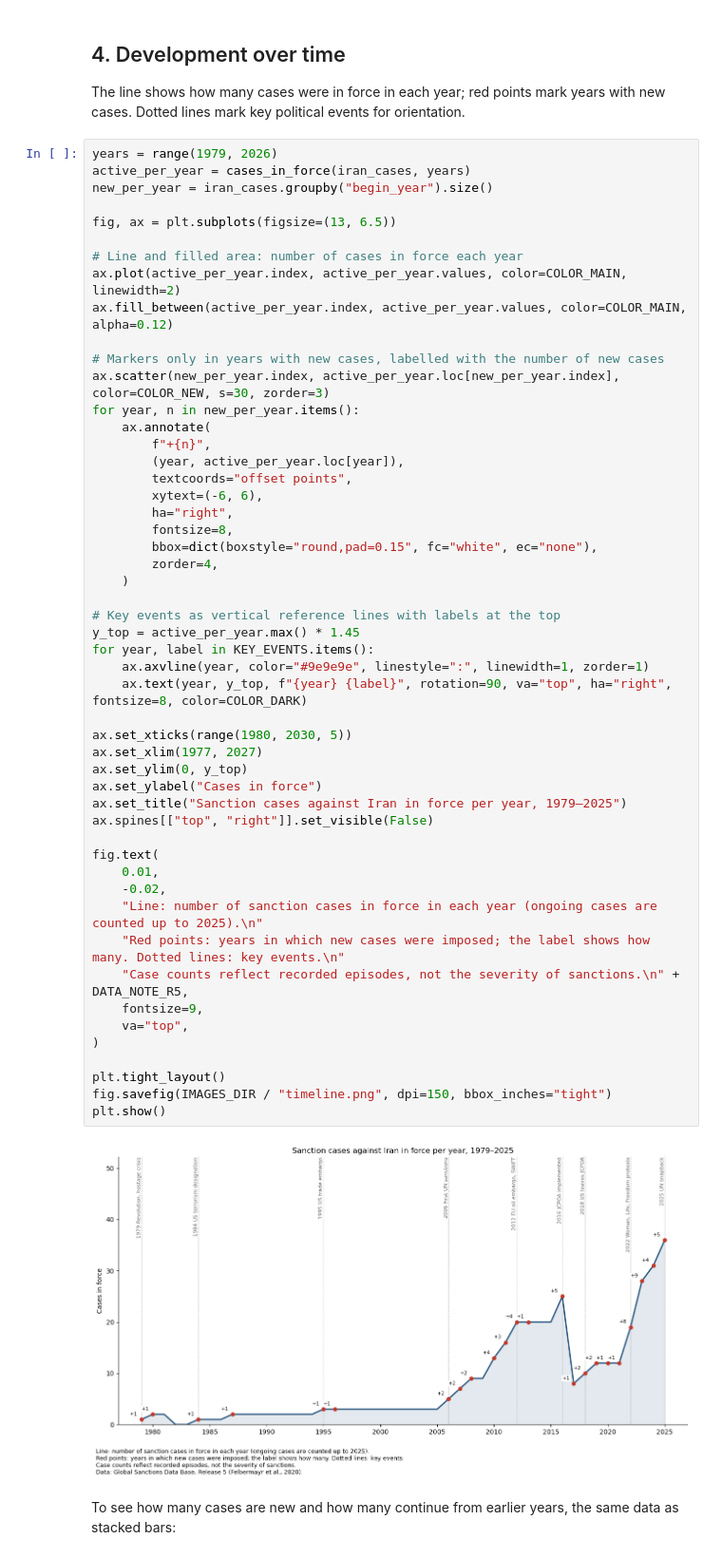
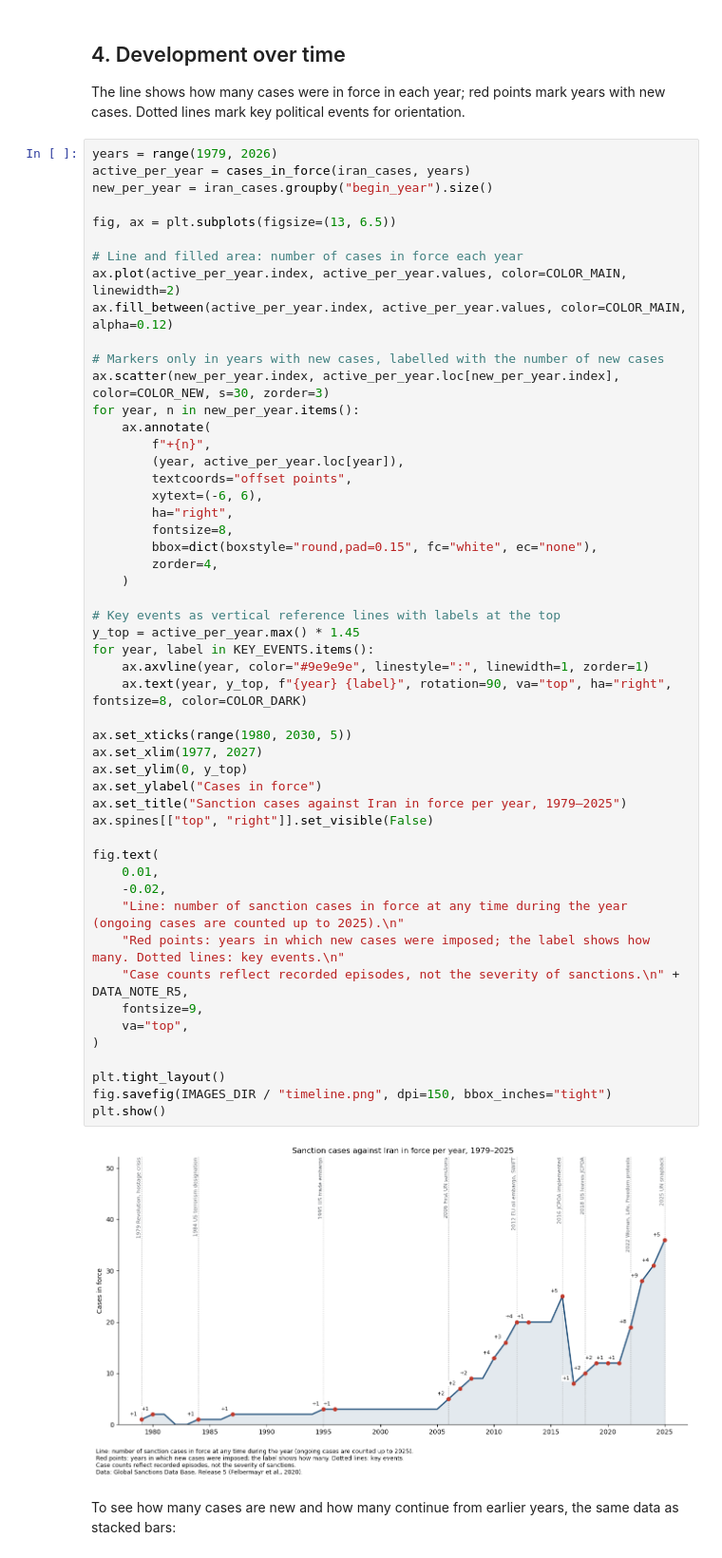
Before and after one commit to Amirhouschang/iran-sanctions-analysis, a Jupyter notebook: iran_sanctions_analysis.ipynb, the cells around one changed output. Shown at 95% size. Drawn from its saved outputs; the diff is of its cells as text.

```diff
--- a/iran_sanctions_analysis.ipynb
+++ b/iran_sanctions_analysis.ipynb
@@ -260,35 +266,35 @@ for year, n in new_per_year.items():
         bbox=dict(boxstyle="round,pad=0.15", fc="white", ec="none"),
         zorder=4,
     )
 
 # Key events as vertical reference lines with labels at the top
 y_top = active_per_year.max() * 1.45
 for year, label in KEY_EVENTS.items():
     ax.axvline(year, color="#9e9e9e", linestyle=":", linewidth=1, zorder=1)
     ax.text(year, y_top, f"{year} {label}", rotation=90, va="top", ha="right", fontsize=8, color=COLOR_DARK)
 
 ax.set_xticks(range(1980, 2030, 5))
 ax.set_xlim(1977, 2027)
 ax.set_ylim(0, y_top)
 ax.set_ylabel("Cases in force")
 ax.set_title("Sanction cases against Iran in force per year, 1979–2025")
 ax.spines[["top", "right"]].set_visible(False)
 
 fig.text(
     0.01,
     -0.02,
-    "Line: number of sanction cases in force in each year (ongoing cases are counted up to 2025).\n"
+    "Line: number of sanction cases in force at any time during the year (ongoing cases are counted up to 2025).\n"
     "Red points: years in which new cases were imposed; the label shows how many. Dotted lines: key events.\n"
     "Case counts reflect recorded episodes, not the severity of sanctions.\n" + DATA_NOTE_R5,
     fontsize=9,
     va="top",
 )
 
 plt.tight_layout()
 fig.savefig(IMAGES_DIR / "timeline.png", dpi=150, bbox_inches="tight")
 plt.show()
 # %% [output]
-[figure, old version]
+[figure, new version]
 # %% [markdown]
 To see how many cases are new and how many continue from earlier years, the same data as stacked bars:
 # %%
```
Also changed, not shown: parts of 13 cells of this notebook, 8 other files.
